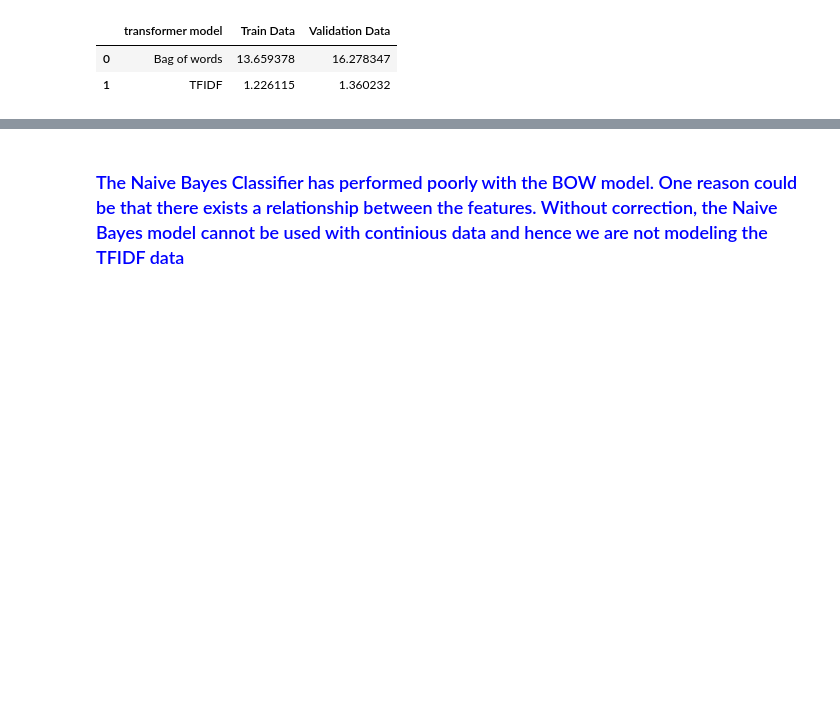
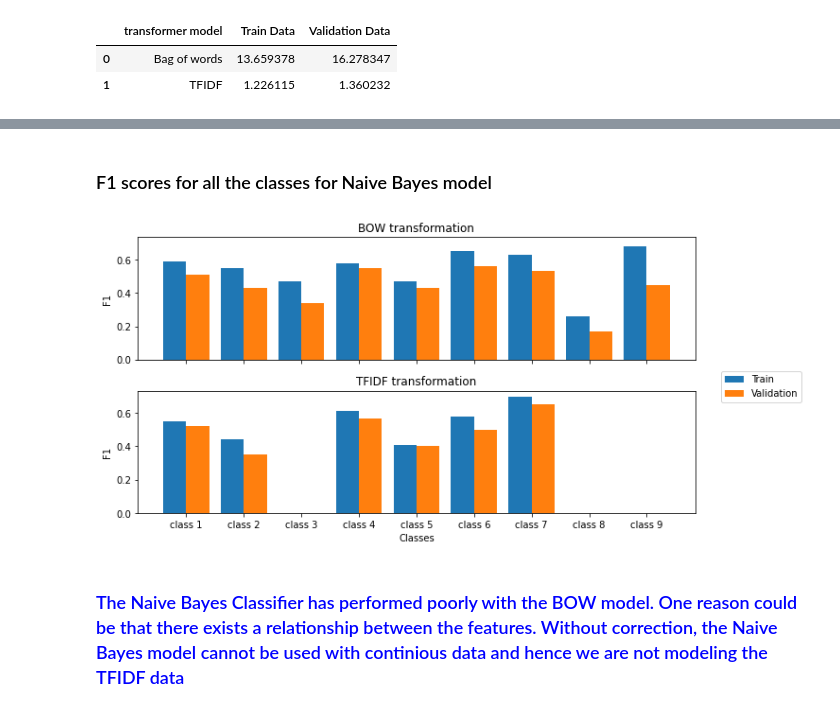
Before and after one commit to me-nobody/jovian-ml-project, a Jupyter notebook: jovian-ml-project-040322.ipynb, the cells around one changed output, grey strips where cells are left out. Drawn from its saved outputs; the diff is of its cells as text; code cells hidden in the pictures; blank space fills up the shorter version.

Commit message:
naive bayes plots

```diff
--- a/jovian-ml-project-040322.ipynb
+++ b/jovian-ml-project-040322.ipynb
@@ -1312,3 +1291,49 @@ plot_confusion_matrix(NB_clf, X_train_bow, y_train)
+# %%
+bow_train_f1_df = pd.DataFrame({"Classes":target_names,"F1":bow_train_f1,"dataset":train_label})
+bow_val_f1_df = pd.DataFrame({"Classes":target_names,"F1":bow_val_f1,"dataset":validation_label})
+bow_f1_df = pd.concat([bow_train_f1_df,bow_val_f1_df])
+# %%
+bow_train_f1_df['F1'] = pd.to_numeric(bow_train_f1_df['F1'])
+bow_val_f1_df['F1'] = pd.to_numeric(bow_val_f1_df['F1'])
+bow_f1_df['F1'] = pd.to_numeric(bow_f1_df['F1'])
+# %%
+tfidf_train_f1_df = pd.DataFrame({"Classes":target_names,"F1":tfidf_train_f1,"dataset":train_label})
+tfidf_val_f1_df = pd.DataFrame({"Classes":target_names,"F1":tfidf_val_f1,"dataset":validation_label})
+tfidf_f1_df = pd.concat([tfidf_train_f1_df,tfidf_val_f1_df])
+# %%
+tfidf_train_f1_df['F1'] = pd.to_numeric(tfidf_train_f1_df['F1'])
+tfidf_val_f1_df['F1'] = pd.to_numeric(tfidf_val_f1_df['F1'])
+tfidf_f1_df['F1'] = pd.to_numeric(tfidf_f1_df['F1'])
+# %% [markdown]
+### F1 scores for all the classes for Naive Bayes model
+# %%
+fig,axs = plt.subplots(2,sharex=True,sharey= 'col')
+X = target_names
+y = bow_train_f1_df["F1"]
+z = bow_val_f1_df["F1"]
+
+a = tfidf_train_f1_df['F1']
+b = tfidf_val_f1_df['F1']
+X_axis = np.arange(len(X))
+
+axs[0].bar(X_axis - 0.2, y, 0.4, label = 'Train')
+axs[0].bar(X_axis + 0.2, z, 0.4, label = 'Validation')
+axs[0].set_title("BOW transformation")
+axs[0].set_ylabel("F1")
+
+axs[1].bar(X_axis - 0.2, a, 0.4, label = 'Train')
+axs[1].bar(X_axis + 0.2, b, 0.4, label = 'Validation')
+axs[1].set_title("TFIDF transformation")
+axs[1].set_ylabel("F1")
+
+plt.xticks(X_axis, X)
+plt.xlabel("Classes")
+
+plt.tight_layout()
+plt.legend(bbox_to_anchor=(1.2, 1.2))
+plt.show()
+# %% [output]
+[figure, added]
 # %% [markdown]
 ### <font color='blue'> The Naive Bayes Classifier has performed poorly with the BOW model. One reason could be that there exists a relationship between the features. Without correction, the Naive Bayes model cannot be used with continious data and hence we are not modeling the TFIDF data </font>
 # %% [markdown]
```
Also changed, not shown: parts of 7 cells of this notebook.
